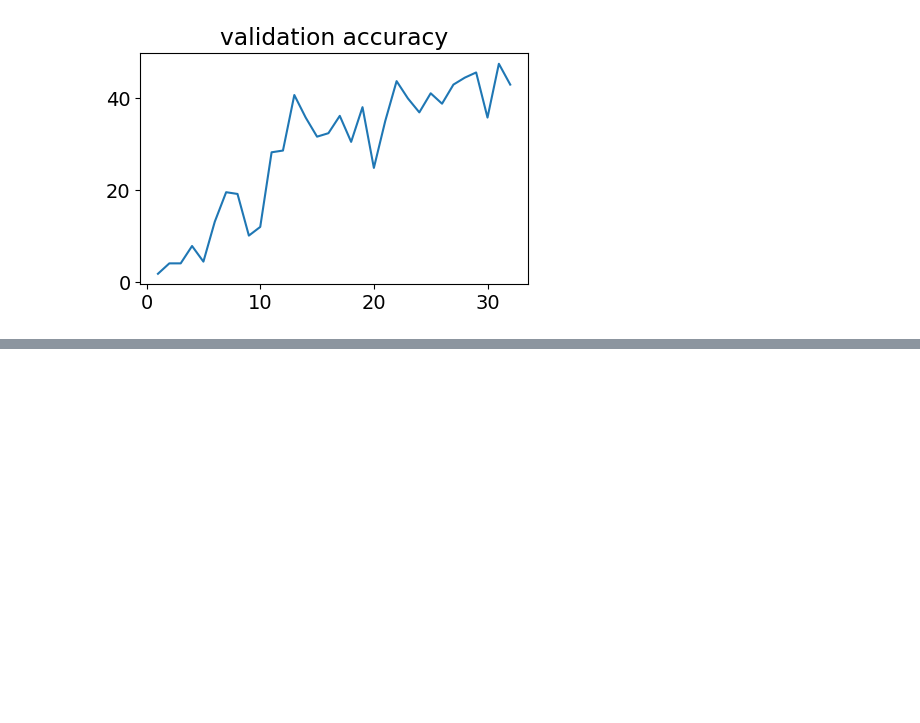
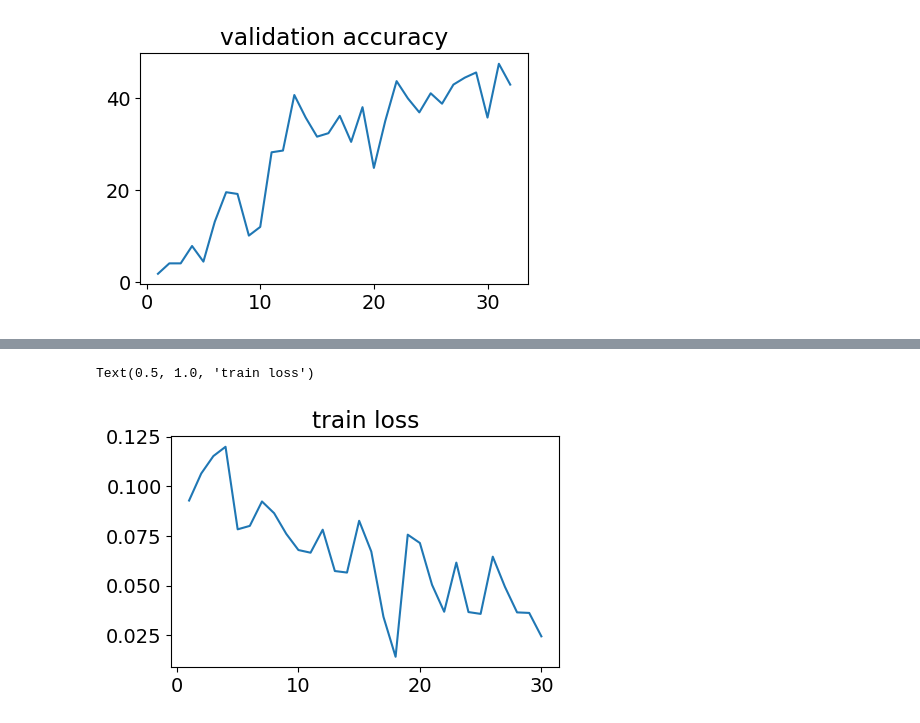
Before and after one commit to artikgak/KMA_NeuralNetworks_2, a Jupyter notebook: Hak_Lab_2.ipynb, the cells around one changed output, grey strips where cells are left out. Cells and saved outputs as stored; diff of their text form; code cells hidden in the pictures; blank space fills up the shorter version.

```diff
--- a/Hak_Lab_2.ipynb
+++ b/Hak_Lab_2.ipynb
@@ -317,0 +489,8 @@ plt.title('validation accuracy');
+# %%
+custom_dataset = CustomDataset(X_train_eq, y_train_eq)
+# %%
+train_loader = DataLoader(dataset=custom_dataset, shuffle=True, batch_size=batch_size)
+# %%
+# Define loss function and optimizer
+criterion = torch.nn.CrossEntropyLoss()
+optimizer = torch.optim.Adam(model.parameters(), lr=0.001)
@@ -317,0 +550,7 @@ plt.title('validation accuracy');
+# %%
+%%time
+lossv, accv = [], []
+train_loss, train_acc = [], []
+# Usage example
+num_epochs = 30
+train(model, train_loader, criterion, optimizer, num_epochs, lossv, accv, train_loss, train_acc)
@@ -317,0 +575,7 @@ plt.title('validation accuracy');
+# %%
+plt.figure(figsize=(5,3))
+plt.plot(np.arange(1,num_epochs+1), train_loss)
+plt.title('train loss')
+# %% [output]
+Text(0.5, 1.0, 'train loss')
+[figure, added]
```
Also changed, not shown: parts of 24 cells of this notebook.
